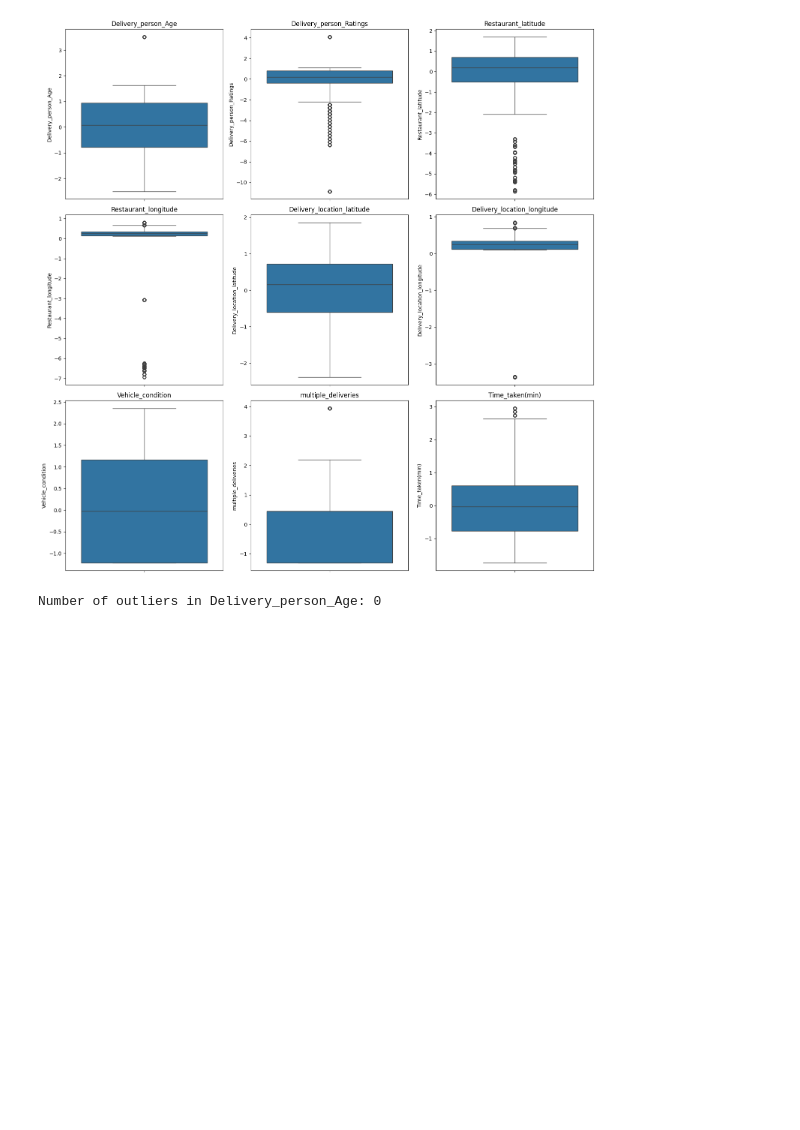
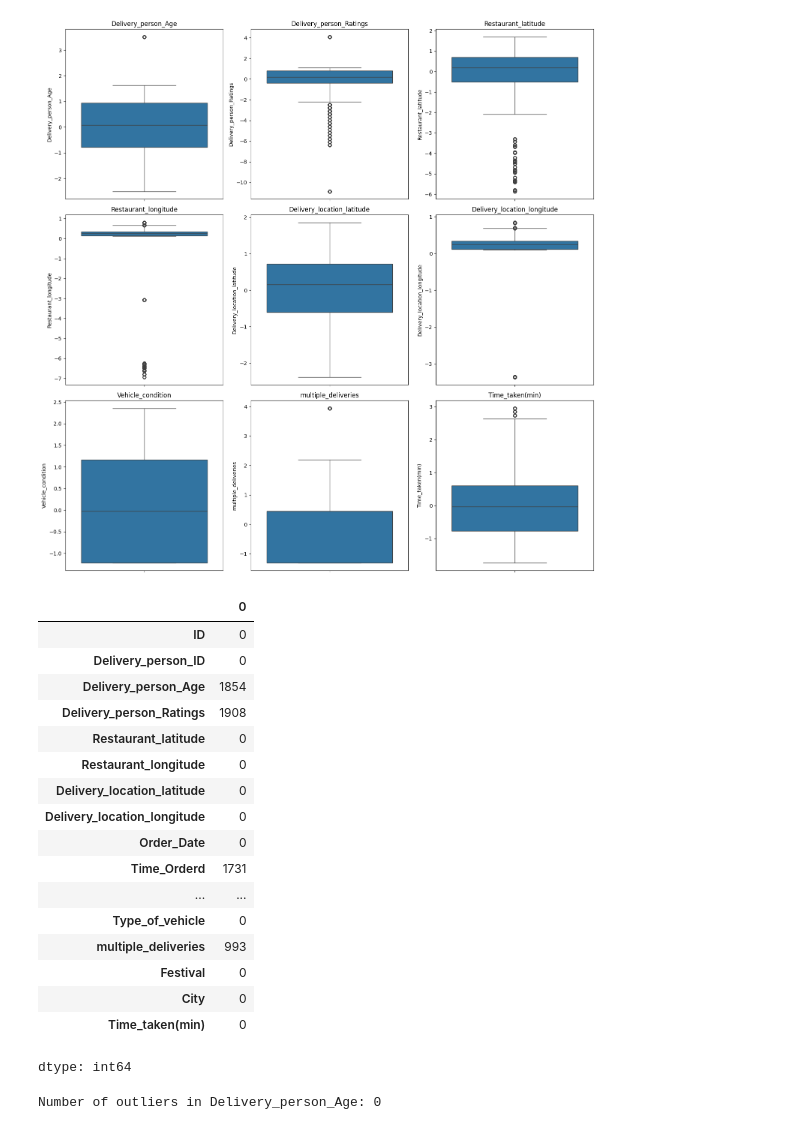
Before and after one commit to Agnik292005/Food-Delivery-Optimization, a Jupyter notebook: modelBuildPorcedure.ipynb, the cells around one changed output. Drawn from its saved outputs; the diff is of its cells as text; code cells hidden in the pictures; blank space fills up the shorter version.

```diff
--- a/modelBuildPorcedure.ipynb
+++ b/modelBuildPorcedure.ipynb
@@ -124,6 +130,27 @@ plt.tight_layout()
 plt.show()
 # %% [output]
 [figure]
+# %%
+train.isna().sum()
+# %% [output]
+|  | 0 |
+| ID | 0 |
+| Delivery_person_ID | 0 |
+| Delivery_person_Age | 1854 |
+| Delivery_person_Ratings | 1908 |
+| Restaurant_latitude | 0 |
+| Restaurant_longitude | 0 |
+| Delivery_location_latitude | 0 |
+| Delivery_location_longitude | 0 |
+| Order_Date | 0 |
+| Time_Orderd | 1731 |
+| ... | ... |
+| Type_of_vehicle | 0 |
+| multiple_deliveries | 993 |
+| Festival | 0 |
+| City | 0 |
+| Time_taken(min) | 0 |
+dtype: int64
 # %%
 # Convert 'Delivery_person_Age' to numeric, coercing errors
 train['Delivery_person_Age'] = pd.to_numeric(train['Delivery_person_Age'], errors='coerce')
```
Also changed, not shown: parts of 19 cells of this notebook.
